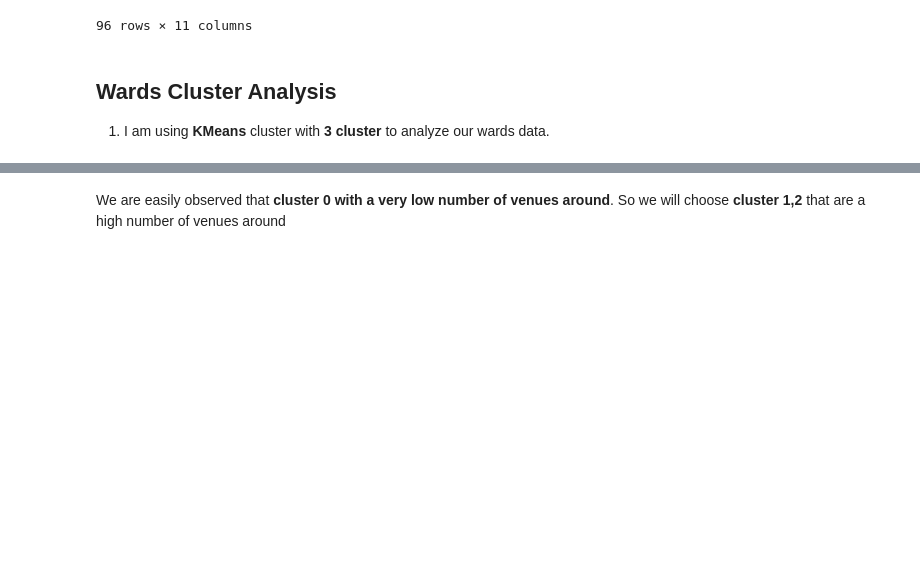
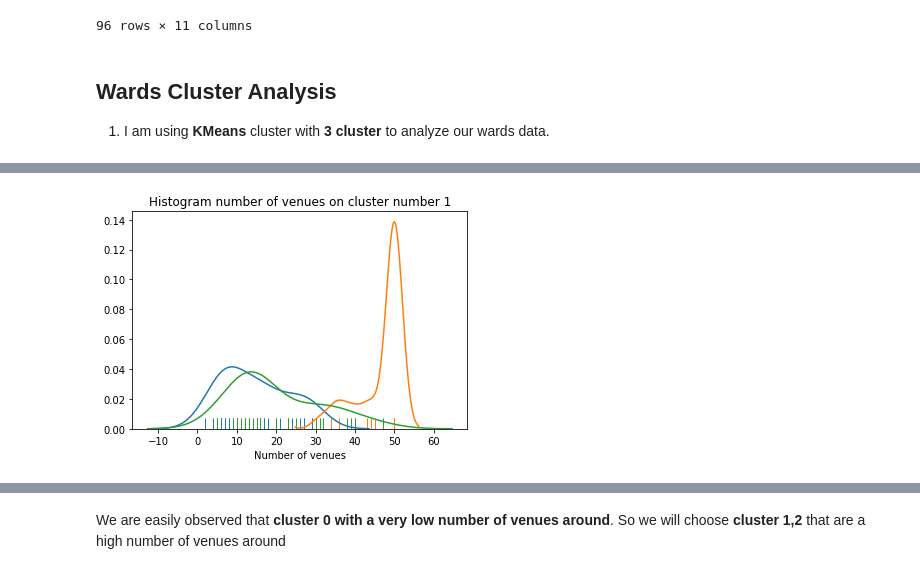
Before and after one commit to giahuy9751990/Coursera_Capstone, a Jupyter notebook: Coursera Week 1 Capstone.ipynb, the cells around one changed output, grey strips where cells are left out. Saved outputs shown, nothing was run; the diff lists cells and outputs as text; code cells hidden in the pictures; blank space fills up the shorter version.

```diff
--- a/Coursera Week 1 Capstone.ipynb
+++ b/Coursera Week 1 Capstone.ipynb
@@ -886,0 +894,9 @@ analyze_wards.head()
+# %%
+sns.distplot(analyze_wards[analyze_wards['k_cluster']==1]['Num_Of_Coffee'], hist=False, rug=True)
+sns.distplot(analyze_wards[analyze_wards['k_cluster']==1]['Num_Of_ShortTerm'], hist=False, rug=True)
+sns.distplot(analyze_wards[analyze_wards['k_cluster']==1]['Num_Of_LongTerm'], hist=False, rug=True)
+plt.title("Histogram number of venues on cluster number 1")
+plt.xlabel("Number of venues")
+plt.show()
+# %% [output]
+[figure, added]
```
Also changed, not shown: parts of 9 cells of this notebook, 10 other files.
